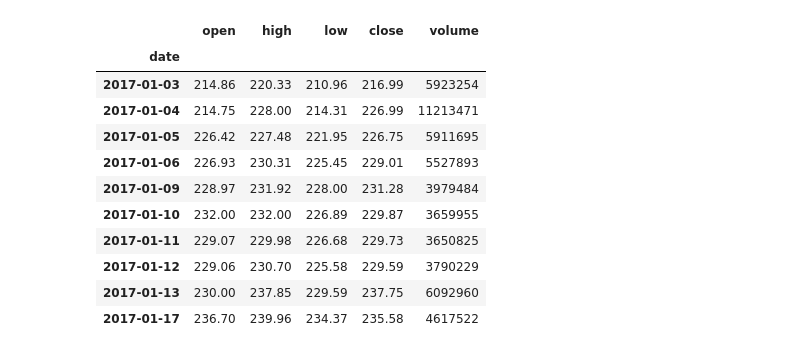
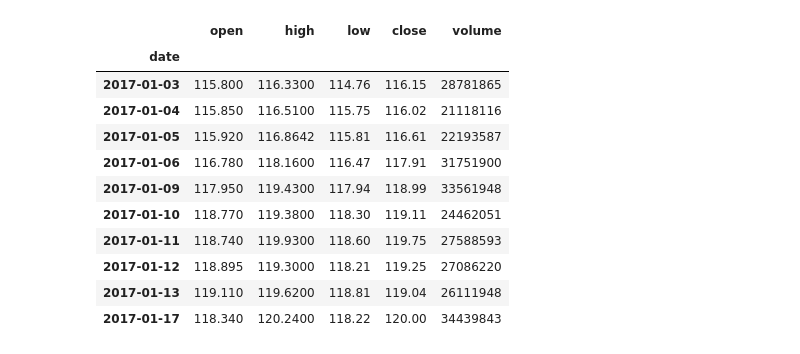
Before and after one commit to debuggermalhotra/open-finance, a Jupyter notebook: Equity_Moving_Average.ipynb, the cells around one changed output. Drawn from its saved outputs; the diff is of its cells as text; code cells hidden in the pictures.

```diff
--- a/Equity_Moving_Average.ipynb
+++ b/Equity_Moving_Average.ipynb
@@ -5,24 +5,24 @@ import libkloudtrader.crypto as crypto
 import matplotlib.pyplot as plt
 import pandas as pd
 import numpy as np
-pd.set_option('display.max_columns', None)  # or 1000
-pd.set_option('display.max_rows', None)  # or 1000
-pd.set_option('display.max_colwidth', -1)  # or 199
+import datetime
+#pd.set_option('display.max_columns', None)  # or 1000
+#pd.set_option('display.max_rows', None)  # or 1000
+#pd.set_option('display.max_colwidth', -1)  # or 199
 # %%
-tsla=stocks.ohlcv('TSLA','2017-01-01','2019-08-19')
-btc=crypto.ohlcv('BTC/USD','2017-01-01','2019-08-19')
+data=stocks.ohlcv('AAPL','2017-01-01','2019-08-19')
 # %%
-tsla.head(10)
+data.head(10)
 # %% [output]
 |  | open | high | low | close | volume |
 | date |  |  |  |  |  |
-| 2017-01-03 | 214.86 | 220.33 | 210.96 | 216.99 | 5923254 |
-| 2017-01-04 | 214.75 | 228.00 | 214.31 | 226.99 | 11213471 |
-| 2017-01-05 | 226.42 | 227.48 | 221.95 | 226.75 | 5911695 |
-| 2017-01-06 | 226.93 | 230.31 | 225.45 | 229.01 | 5527893 |
-| 2017-01-09 | 228.97 | 231.92 | 228.00 | 231.28 | 3979484 |
-| 2017-01-10 | 232.00 | 232.00 | 226.89 | 229.87 | 3659955 |
-| 2017-01-11 | 229.07 | 229.98 | 226.68 | 229.73 | 3650825 |
-| 2017-01-12 | 229.06 | 230.70 | 225.58 | 229.59 | 3790229 |
-| 2017-01-13 | 230.00 | 237.85 | 229.59 | 237.75 | 6092960 |
-| 2017-01-17 | 236.70 | 239.96 | 234.37 | 235.58 | 4617522 |
+| 2017-01-03 | 115.800 | 116.3300 | 114.76 | 116.15 | 28781865 |
+| 2017-01-04 | 115.850 | 116.5100 | 115.75 | 116.02 | 21118116 |
+| 2017-01-05 | 115.920 | 116.8642 | 115.81 | 116.61 | 22193587 |
+| 2017-01-06 | 116.780 | 118.1600 | 116.47 | 117.91 | 31751900 |
+| 2017-01-09 | 117.950 | 119.4300 | 117.94 | 118.99 | 33561948 |
+| 2017-01-10 | 118.770 | 119.3800 | 118.30 | 119.11 | 24462051 |
+| 2017-01-11 | 118.740 | 119.9300 | 118.60 | 119.75 | 27588593 |
+| 2017-01-12 | 118.895 | 119.3000 | 118.21 | 119.25 | 27086220 |
+| 2017-01-13 | 119.110 | 119.6200 | 118.81 | 119.04 | 26111948 |
+| 2017-01-17 | 118.340 | 120.2400 | 118.22 | 120.00 | 34439843 |
```
Also changed, not shown: parts of 12 cells of this notebook.
